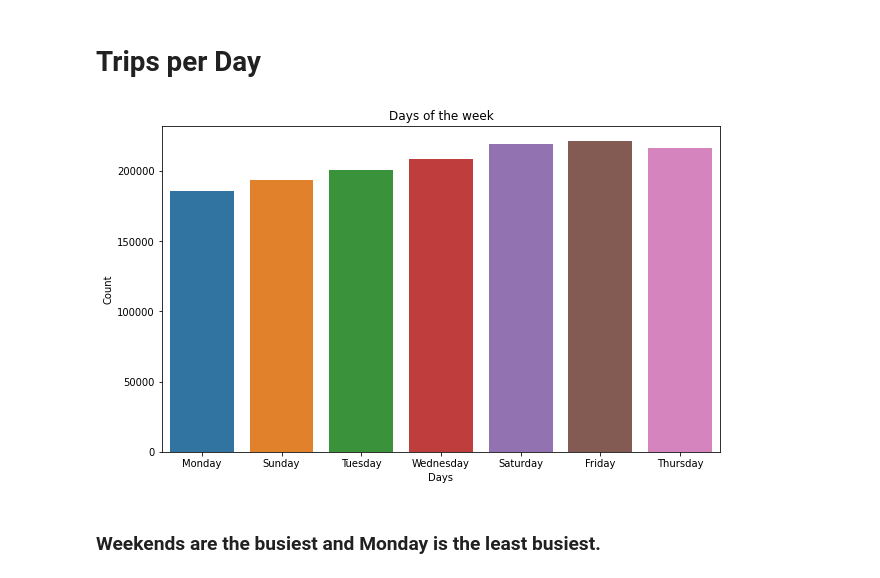
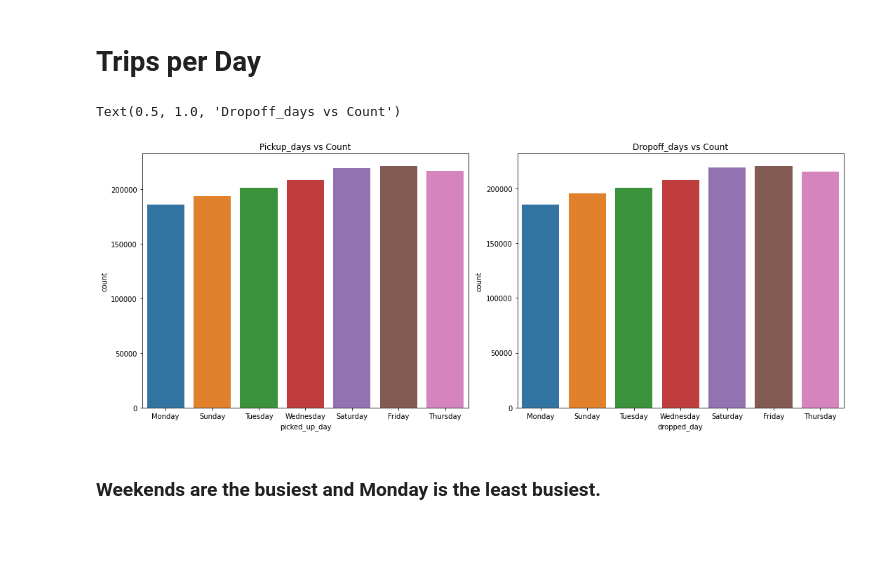
Before and after one commit to Ajay0110/NYC-Taxi-Trip-Time-Prediction, a Jupyter notebook: NYC_Taxi_Trip_Time_Prediction_Capstone_Project.ipynb, the cells around one changed output. Saved outputs shown, nothing was run; the diff lists cells and outputs as text; code cells hidden in the pictures; blank space fills up the shorter version.

```diff
--- a/NYC_Taxi_Trip_Time_Prediction_Capstone_Project.ipynb
+++ b/NYC_Taxi_Trip_Time_Prediction_Capstone_Project.ipynb
@@ -387,0 +385,8 @@ sns.countplot(x='passenger_count',data=taxi_df)
+# %%
+# Countplot for passenger variable
+plt.rcParams["figure.figsize"] = [6, 6]
+plt.rcParams["figure.autolayout"] = True
+ax = sns.countplot(x="passenger_count", data=taxi_df)
+for p in ax.patches:
+   ax.annotate('{:.1f}'.format(p.get_height()), (p.get_x()+0.25, p.get_height()+0.01))
+plt.show()
@@ -453,14 +462,17 @@ plt.show()
 # Trips per Day
 # %%
 # Countplot plot per day
-plt.figure(figsize = (10,6))
-sns.countplot(x="picked_up_day", data=taxi_df)
-plt.title('Days of the week')
-plt.xlabel('Days')
-plt.ylabel('Count')
-plt.show()
+plt.figure(figsize=(15,6))
+plt.subplot(1, 2, 1)
+fig = sns.countplot(x= "picked_up_day", data=taxi_df)
+fig.set_title("Pickup_days vs Count")
+
+plt.subplot(1, 2, 2)
+fig = sns.countplot(x= "dropped_day", data= taxi_df)
+fig.set_title("Dropoff_days vs Count")
 # %% [output]
+Text(0.5, 1.0, 'Dropoff_days vs Count')
-[figure, old version]
+[figure, new version]
 # %% [markdown]
 ### Weekends are the busiest and Monday is the least busiest.
 # %% [markdown]
```
Also changed, not shown: parts of 70 cells of this notebook.
